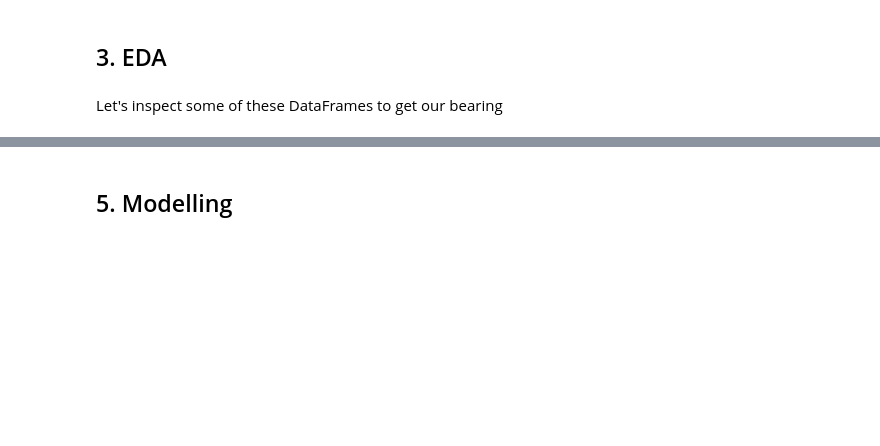
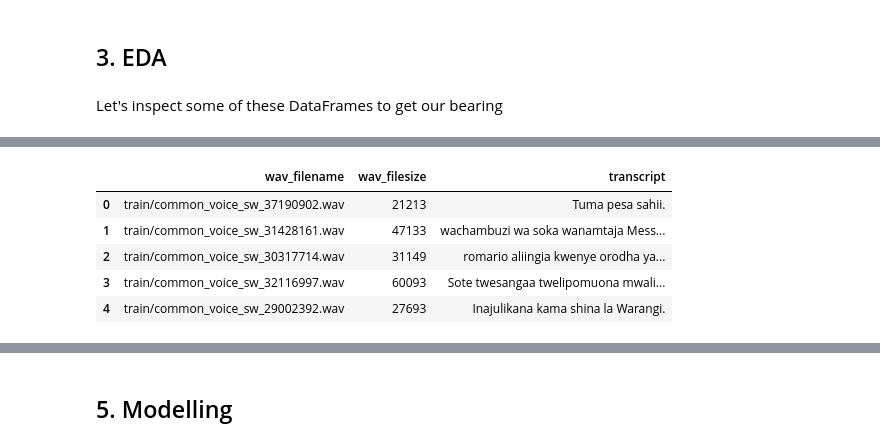
Before and after one commit to R3TR0Quan/swahili-stt-model, a Jupyter notebook: coqui-notebook.ipynb, the cells around one changed output, grey strips where cells are left out. Saved outputs shown, nothing was run; the diff lists cells and outputs as text; code cells hidden in the pictures; blank space fills up the shorter version.

```diff
--- a/coqui-notebook.ipynb
+++ b/coqui-notebook.ipynb
@@ -72,0 +138,9 @@ Need to change `sentence` column to `transcript`
+# %%
+test_df.head()
+# %% [output]
+|  | wav_filename | wav_filesize | transcript |
+| 0 | train/common_voice_sw_37190902.wav | 21213 | Tuma pesa sahii. |
+| 1 | train/common_voice_sw_31428161.wav | 47133 | wachambuzi wa soka wanamtaja Mess... |
+| 2 | train/common_voice_sw_30317714.wav | 31149 | romario aliingia kwenye orodha ya... |
+| 3 | train/common_voice_sw_32116997.wav | 60093 | Sote twesangaa twelipomuona mwali... |
+| 4 | train/common_voice_sw_29002392.wav | 27693 | Inajulikana kama shina la Warangi. |
```
Also changed, not shown: parts of 20 cells of this notebook, 5 other files.
